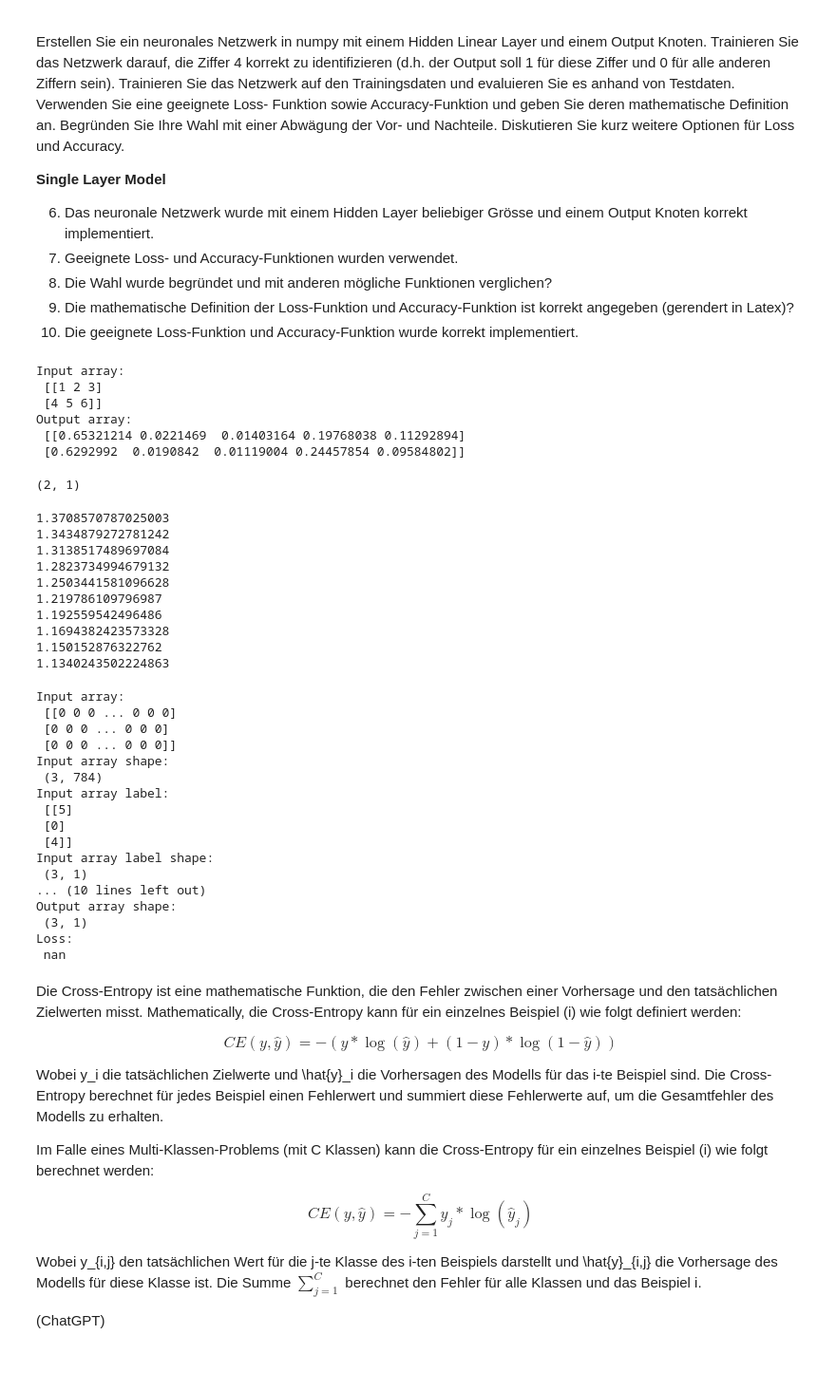
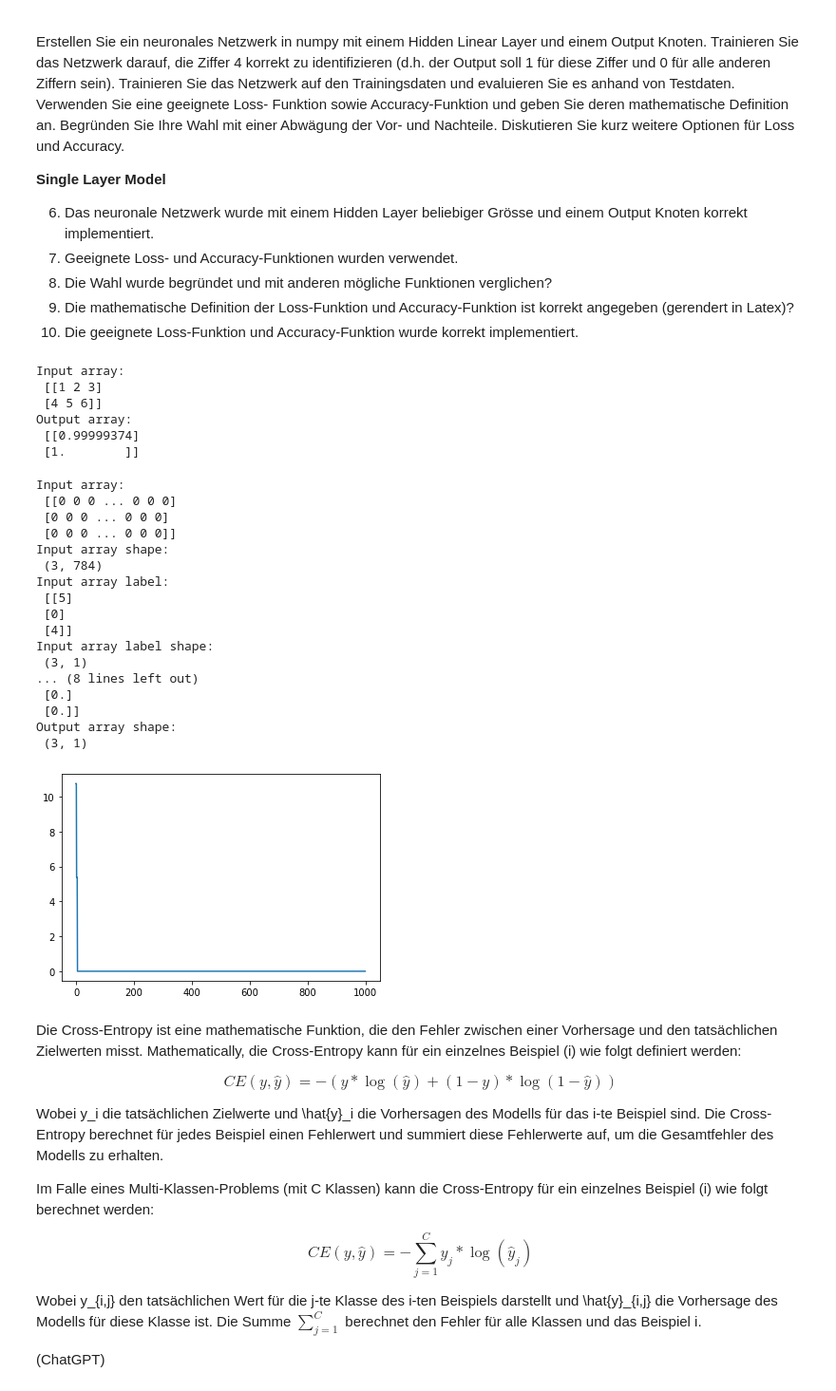
Before and after one commit to 7ben18/fhnw-vta-Vertiefende-Themen-der-Analysis, a Jupyter notebook: minichallenge1/vta-minichallenge-1.ipynb, the cells around one changed output. Shown at 95% size. Saved outputs shown, nothing was run; the diff lists cells and outputs as text; code cells hidden in the pictures; blank space fills up the shorter version.

```diff
--- a/minichallenge1/vta-minichallenge-1.ipynb
+++ b/minichallenge1/vta-minichallenge-1.ipynb
@@ -336,7 +347,7 @@ class NeuralNetwork:
 
 #(ChatGPT)
 # %%
-net = NeuralNetwork(3, 5, 5)
+net = NeuralNetwork(3, 5)
 
 # Erzeugen eines Beispiel-Eingabe-Arrays mit 2 Beobachtungen und 3 Features
 input_array = np.array([[1, 2, 3], [4, 5, 6]])
@@ -347,88 +358,78 @@ output_array = net.forward(input_array)
 # Ausgabe der Eingabe und Ausgabe-Arrays
 print("Input array:\n", input_array)
 print("Output array:\n", output_array)
+
+#beispiel für backprop
+for i in range(10):
+    target = np.array([[1], [0]])
+
+    print(net.loss(input_array, target))
+    net.backward(input_array, target).update(0.01)
 # %% [output]
 Input array:
  [[1 2 3]
  [4 5 6]]
 Output array:
- [[0.65321214 0.0221469  0.01403164 0.19768038 0.11292894]
- [0.6292992  0.0190842  0.01119004 0.24457854 0.09584802]]
+ [[0.99999374]
+ [1.        ]]
-# %%
-target = np.array([[1], [0]])
-target.shape
-# %% [output]
-(2, 1)
-# %%
-#beispiel für backprop
-for i in range(10):
-    target = np.array([[1], [0]])
-
-    print(net.loss(input_array, target))
-    net.backward(input_array, target).update(0.01)
-# %% [output]
-1.3708570787025003
-1.3434879272781242
-1.3138517489697084
-1.2823734994679132
-1.2503441581096628
-1.219786109796987
-1.192559542496486
-1.1694382423573328
-1.150152876322762
-1.1340243502224863
 # %%
 # Erzeugen einer Instanz
-net_test = NeuralNetwork(input_dim=28*28, hidden_dim=2, output_dim=1)
+net = NeuralNetwork(input_dim=28*28, hidden_dim=2)
 
 # Erzeugen eines Beispiel Arrayys mit 3 Beobachtungen vom MNIST Datensatz
-input_array_test = np.array(train_dataset.data[:3].reshape(3, -1))
+input_array = np.array(train_dataset.data[:3].reshape(3, -1))
 # Umwandeln der Labels in numpy array
 target = np.array(train_dataset.targets[:3]).reshape(-1, 1)
 
 # Array Ausgeben
-print("Input array:\n", input_array_test)
-print("Input array shape:\n", input_array_test.shape)
+print("Input array:\n", input_array)
+print("Input array shape:\n", input_array.shape)
 
 # Array Labels
 print("Input array label:\n", target)
 print("Input array label shape:\n", target.shape)
 
 # Transform Labels into 0 and 1 (everything else is 0 except 4, which is 1)
 target = np.where(target == 4, 1, 0)
 
 # Array Labels
 print("Input array label:\n", target)
 print("Input array label shape:\n", target.shape)
 
 # Durchführen des Vorwärtsdurchlaufs
-output_array_test = net_test.forward(input_array_test)
+output_array_test = net.forward(input_array)
 
 # Ausgabe der Eingabe und Ausgabe-Arrays
 print("Output array:\n", output_array_test)
 print("Output array shape:\n", output_array_test.shape)
 
-# calculate the Loss
-loss = net_test.loss(input_array_test, target)
-print("Loss:\n", loss)
+#beispiel für backprop
+loss = []
+for i in range(1000):
+    loss.append(net.loss(input_array, target))
+    net.backward(input_array, target).update(0.00001)
+
+plt.plot(loss)
+plt.show()
 # %% [output]
 Input array:
  [[0 0 0 ... 0 0 0]
  [0 0 0 ... 0 0 0]
  [0 0 0 ... 0 0 0]]
 Input array shape:
  (3, 784)
 Input array label:
  [[5]
  [0]
  [4]]
 Input array label shape:
  (3, 1)
-... (10 lines left out)
+... (8 lines left out)
+ [0.]
+ [0.]]
 Output array shape:
  (3, 1)
-Loss:
- nan
+[figure, added]
 # %% [markdown]
 Die Cross-Entropy ist eine mathematische Funktion, die den Fehler zwischen einer Vorhersage und den tatsächlichen Zielwerten misst. Mathematically, die Cross-Entropy kann für ein einzelnes Beispiel (i) wie folgt definiert werden:
 
```
Also changed, not shown: parts of 5 cells of this notebook.
